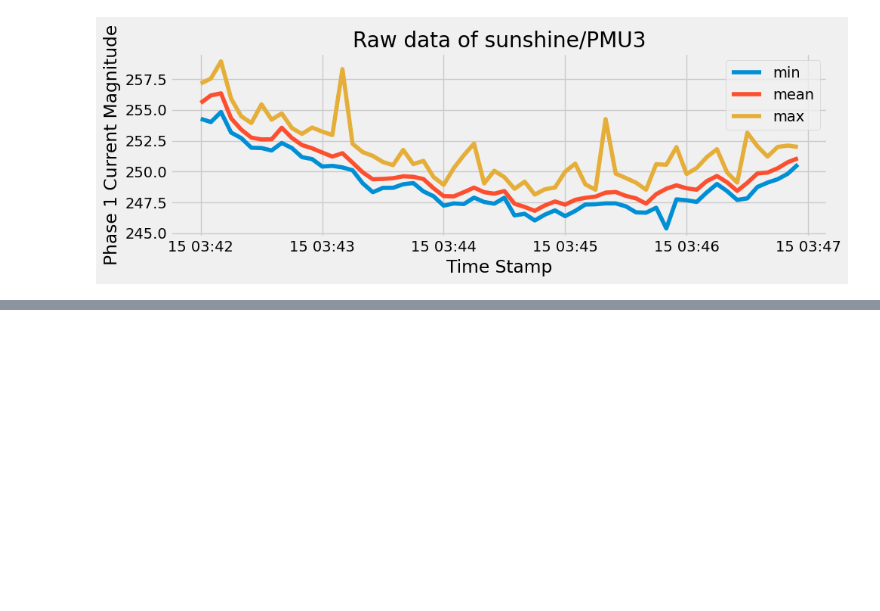
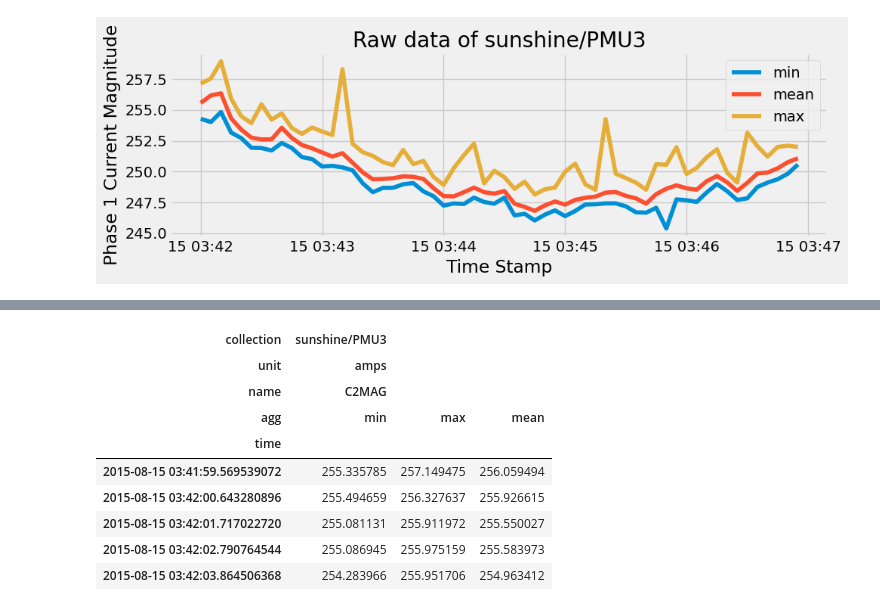
Before and after one commit to PingThingsIO/ni4ai-notebooks, a Jupyter notebook: analytics/Exploring Sunshine Data.ipynb, the cells around one changed output, grey strips where cells are left out. Saved outputs shown, nothing was run; the diff lists cells and outputs as text; code cells hidden in the pictures; blank space fills up the shorter version.

```diff
--- a/analytics/Exploring Sunshine Data.ipynb
+++ b/analytics/Exploring Sunshine Data.ipynb
@@ -176,0 +209,15 @@ plt.show()
+# %%
+# return only the specified the statspoints if agg is specified
+df = streams_to_df(s, start, end, pw=30, agg=['min', 'mean', 'max'], to_datetime=True)
+df.head()
+# %% [output]
+| collection | sunshine/PMU3 |  |  |
+| unit | amps |  |  |
+| name | C2MAG |  |  |
+| agg | min | max | mean |
+| time |  |  |  |
+| 2015-08-15 03:41:59.569539072 | 255.335785 | 257.149475 | 256.059494 |
+| 2015-08-15 03:42:00.643280896 | 255.494659 | 256.327637 | 255.926615 |
+| 2015-08-15 03:42:01.717022720 | 255.081131 | 255.911972 | 255.550027 |
+| 2015-08-15 03:42:02.790764544 | 255.086945 | 255.975159 | 255.583973 |
+| 2015-08-15 03:42:03.864506368 | 254.283966 | 255.951706 | 254.963412 |
```
Also changed, not shown: parts of 9 cells of this notebook, 2 other files.
